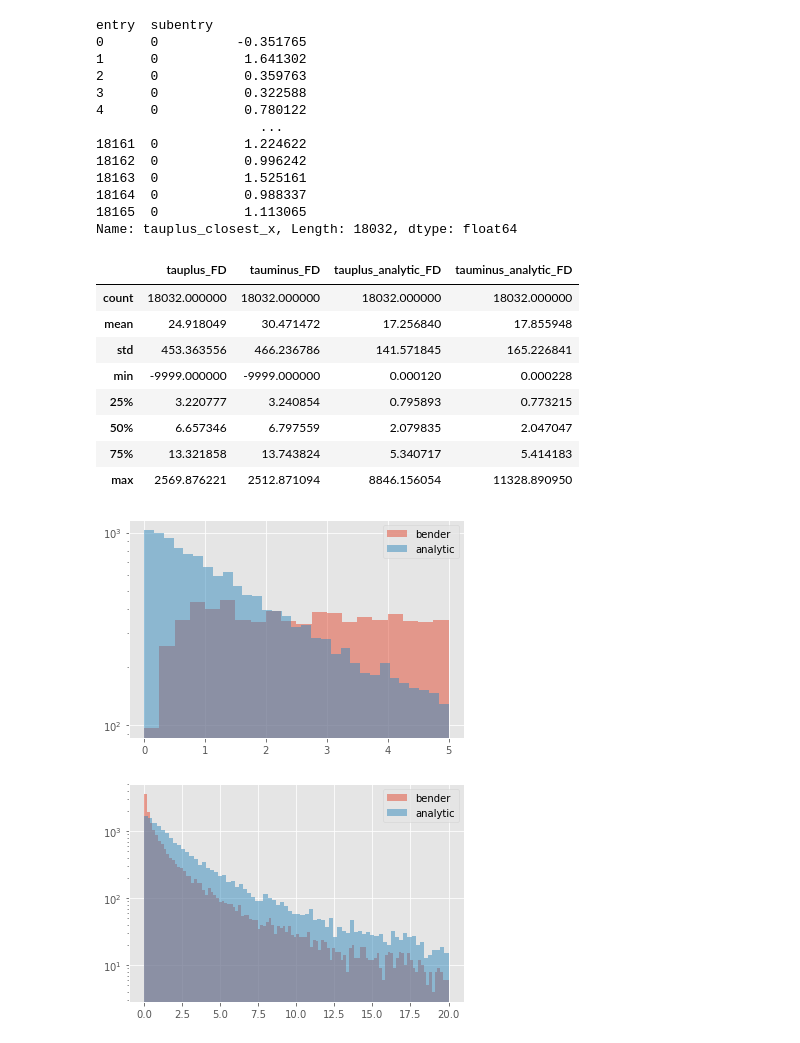
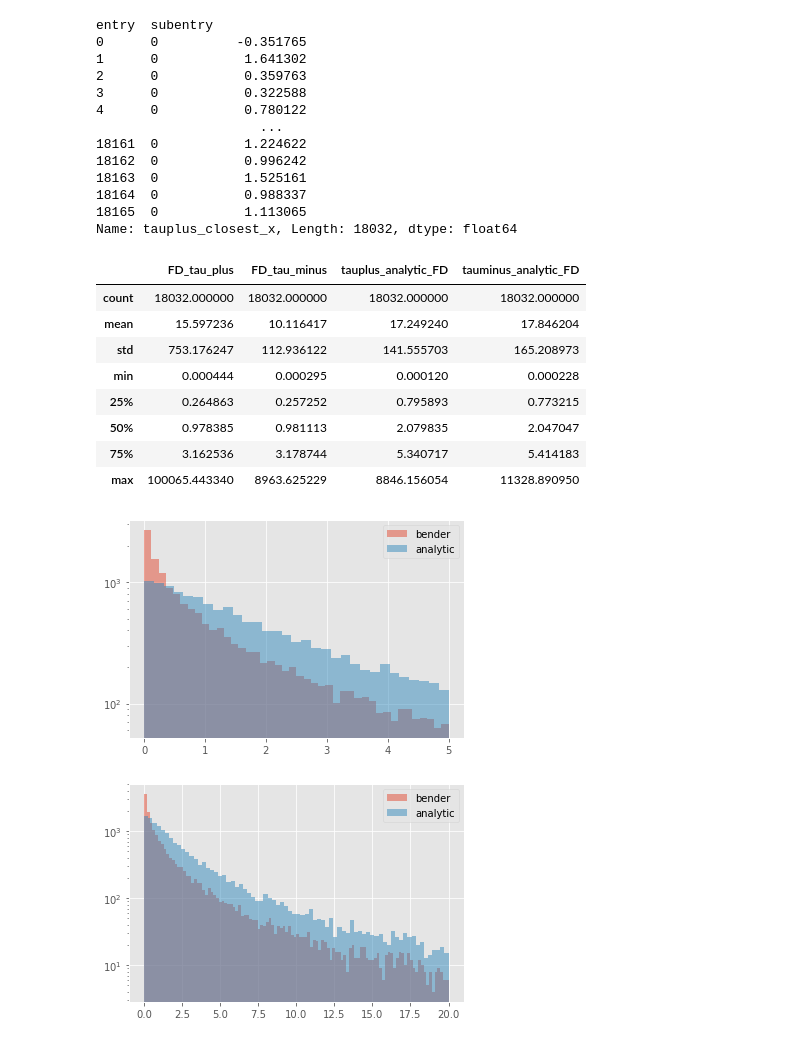
Before and after one commit to kunalnj/B-Anomalies, a Jupyter notebook: peter/exploring2.ipynb, the cells around one changed output. Cells and saved outputs as stored; diff of their text form; code cells hidden in the pictures.

```diff
--- a/peter/exploring2.ipynb
+++ b/peter/exploring2.ipynb
@@ -83,5 +83,5 @@ def root_to_df(fname,drop_na = False):
         df.dropna(inplace=True)
     return df
 # %%
-df = root_to_df2('data/Bender-new.root', drop_na=True)
+df = root_to_df2('~/code/kunal/Bender.root', drop_na=True)
 # %%
@@ -689,27 +689,27 @@ entry  subentry
 18165  0           1.113065
 Name: tauplus_closest_x, Length: 18032, dtype: float64
 # %%
-fd_cols = ['tauplus_FD', 'tauminus_FD', 'tauplus_analytic_FD','tauminus_analytic_FD']
+fd_cols = ['FD_tau_plus', 'FD_tau_minus', 'tauplus_analytic_FD','tauminus_analytic_FD']
 df[fd_cols].describe()
 # %% [output]
-|  | tauplus_FD | tauminus_FD | tauplus_analytic_FD | tauminus_analytic_FD |
+|  | FD_tau_plus | FD_tau_minus | tauplus_analytic_FD | tauminus_analytic_FD |
 | count | 18032.000000 | 18032.000000 | 18032.000000 | 18032.000000 |
-| mean | 24.918049 | 30.471472 | 17.256840 | 17.855948 |
-| std | 453.363556 | 466.236786 | 141.571845 | 165.226841 |
-| min | -9999.000000 | -9999.000000 | 0.000120 | 0.000228 |
-| 25% | 3.220777 | 3.240854 | 0.795893 | 0.773215 |
-| 50% | 6.657346 | 6.797559 | 2.079835 | 2.047047 |
-| 75% | 13.321858 | 13.743824 | 5.340717 | 5.414183 |
-| max | 2569.876221 | 2512.871094 | 8846.156054 | 11328.890950 |
+| mean | 15.597236 | 10.116417 | 17.249240 | 17.846204 |
+| std | 753.176247 | 112.936122 | 141.555703 | 165.208973 |
+| min | 0.000444 | 0.000295 | 0.000120 | 0.000228 |
+| 25% | 0.264863 | 0.257252 | 0.795893 | 0.773215 |
+| 50% | 0.978385 | 0.981113 | 2.079835 | 2.047047 |
+| 75% | 3.162536 | 3.178744 | 5.340717 | 5.414183 |
+| max | 100065.443340 | 8963.625229 | 8846.156054 | 11328.890950 |
 # %%
 plt.figure()
-df['tauplus_FD'].hist(bins = 'auto', range = (0, 5), alpha=0.5, label="bender")
+df['FD_tau_plus'].hist(bins = 'auto', range = (0, 5), alpha=0.5, label="bender")
 df['tauplus_analytic_FD'].hist(bins = 'auto', range = (0, 5), alpha=0.5, label="analytic")
 plt.yscale('log')
 plt.legend()
 plt.show()
 # %% [output]
-[figure, old version]
+[figure, new version]
 # %%
 plt.figure()
 df['FD_tau_plus'].hist(bins = 'auto', range = (0, 20), alpha=0.5, label="bender")
```
Also changed, not shown: parts of 23 cells of this notebook, 3 other files.
